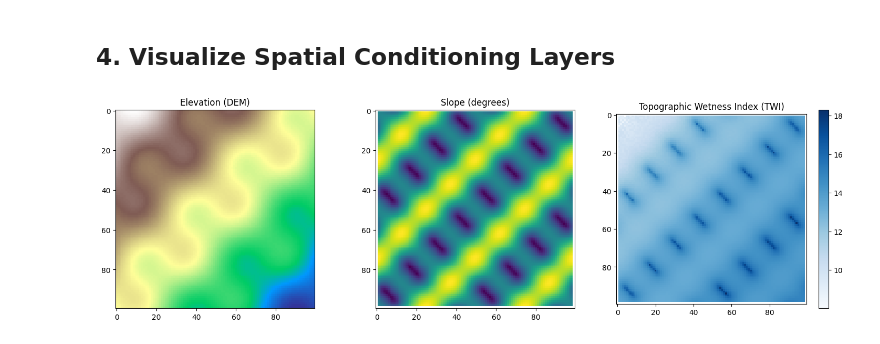
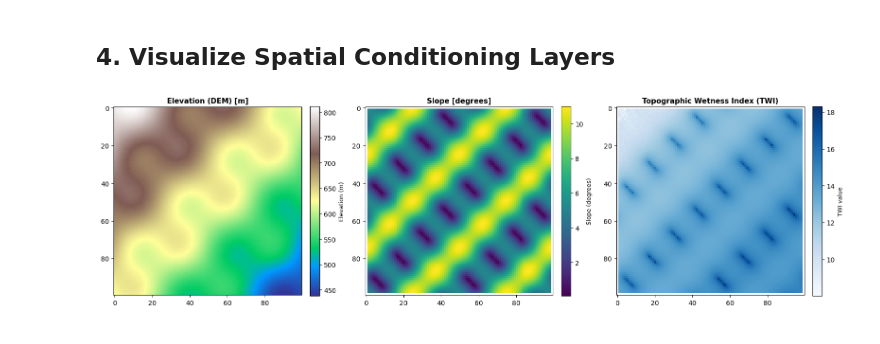
Before and after one commit to mkrifai/inundation-risk-model, a Jupyter notebook: notebooks/02_spatial_conditioning_factors.ipynb, the cells around one changed output. Cells and saved outputs as stored; diff of their text form; code cells hidden in the pictures.

Commit message:
fix(notebooks): update master title, author output, clean warnings, and add colorbars

```diff
--- a/notebooks/02_spatial_conditioning_factors.ipynb
+++ b/notebooks/02_spatial_conditioning_factors.ipynb
@@ -27,15 +27,24 @@ dist_stream = compute_distance_to_stream(streams, cell_size=30.0)
 # %% [markdown]
 ## 4. Visualize Spatial Conditioning Layers
 # %%
-fig, axes = plt.subplots(1, 3, figsize=(15, 4.5))
-axes[0].imshow(dem, cmap='terrain')
-axes[0].set_title('Elevation (DEM)')
-axes[1].imshow(slope, cmap='viridis')
-axes[1].set_title('Slope (degrees)')
-im = axes[2].imshow(twi, cmap='Blues')
-axes[2].set_title('Topographic Wetness Index (TWI)')
-plt.colorbar(im, ax=axes[2])
+fig, axes = plt.subplots(1, 3, figsize=(16, 4.8))
+
+im0 = axes[0].imshow(dem, cmap='terrain')
+axes[0].set_title('Elevation (DEM) [m]', fontsize=11, fontweight='bold')
+cbar0 = plt.colorbar(im0, ax=axes[0], fraction=0.046, pad=0.04)
+cbar0.set_label('Elevation (m)', fontsize=9)
+
+im1 = axes[1].imshow(slope, cmap='viridis')
+axes[1].set_title('Slope [degrees]', fontsize=11, fontweight='bold')
+cbar1 = plt.colorbar(im1, ax=axes[1], fraction=0.046, pad=0.04)
+cbar1.set_label('Slope (degrees)', fontsize=9)
+
+im2 = axes[2].imshow(twi, cmap='Blues')
+axes[2].set_title('Topographic Wetness Index (TWI)', fontsize=11, fontweight='bold')
+cbar2 = plt.colorbar(im2, ax=axes[2], fraction=0.046, pad=0.04)
+cbar2.set_label('TWI value', fontsize=9)
+
 plt.tight_layout()
 plt.show()
 # %% [output]
-[figure, old version]
+[figure, new version]
```
Also changed, not shown: 6 other files.
